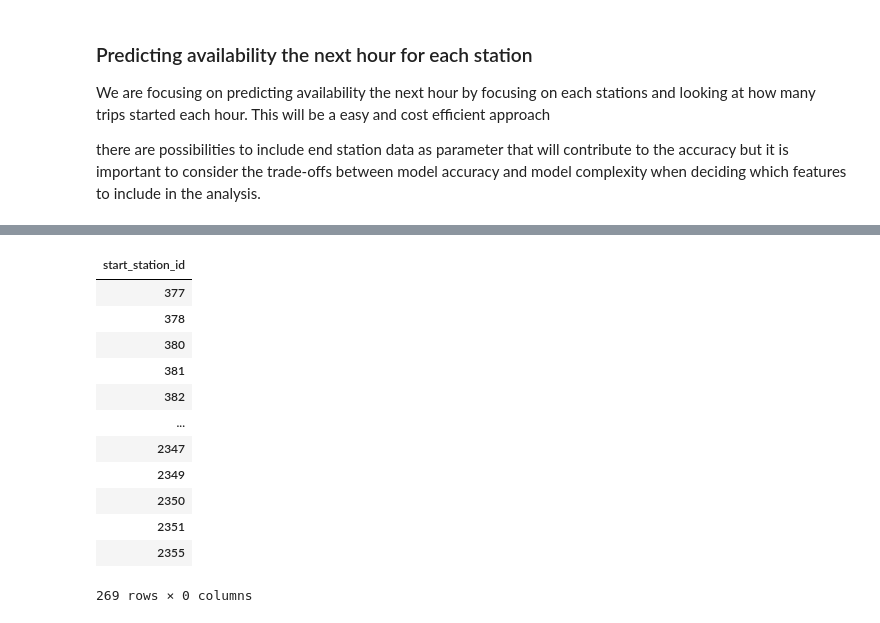
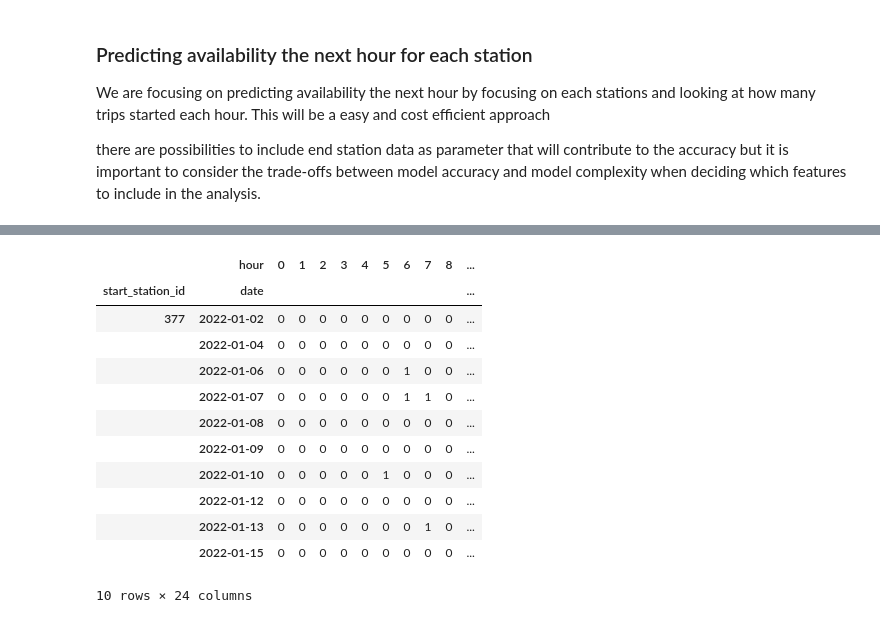
Before and after one commit to Aliti-Coding/oslo-bicycle-project, a Jupyter notebook: ML_model.ipynb, the cells around one changed output, grey strips where cells are left out. Saved outputs shown, nothing was run; the diff lists cells and outputs as text; code cells hidden in the pictures.

```diff
--- a/ML_model.ipynb
+++ b/ML_model.ipynb
@@ -148,16 +160,16 @@ trip_counts_pivot = trip_counts_cop.pivot_table(index='start_station_id', column
-# %%
-trip_counts_pivot
-# %% [output]
-| start_station_id |
-| 377 |
-| 378 |
-| 380 |
-| 381 |
-| 382 |
-| ... |
-| 2347 |
-| 2349 |
-| 2350 |
-| 2351 |
-| 2355 |
-269 rows × 0 columns
+# %%
+df_pivot.head(10)
+# %% [output]
+|  | hour | 0 | 1 | 2 | 3 | 4 | 5 | 6 | 7 | 8 | ... |
+| start_station_id | date |  |  |  |  |  |  |  |  |  | ... |
+| 377 | 2022-01-02 | 0 | 0 | 0 | 0 | 0 | 0 | 0 | 0 | 0 | ... |
+|  | 2022-01-04 | 0 | 0 | 0 | 0 | 0 | 0 | 0 | 0 | 0 | ... |
+|  | 2022-01-06 | 0 | 0 | 0 | 0 | 0 | 0 | 1 | 0 | 0 | ... |
+|  | 2022-01-07 | 0 | 0 | 0 | 0 | 0 | 0 | 1 | 1 | 0 | ... |
+|  | 2022-01-08 | 0 | 0 | 0 | 0 | 0 | 0 | 0 | 0 | 0 | ... |
+|  | 2022-01-09 | 0 | 0 | 0 | 0 | 0 | 0 | 0 | 0 | 0 | ... |
+|  | 2022-01-10 | 0 | 0 | 0 | 0 | 0 | 1 | 0 | 0 | 0 | ... |
+|  | 2022-01-12 | 0 | 0 | 0 | 0 | 0 | 0 | 0 | 0 | 0 | ... |
+|  | 2022-01-13 | 0 | 0 | 0 | 0 | 0 | 0 | 0 | 1 | 0 | ... |
+|  | 2022-01-15 | 0 | 0 | 0 | 0 | 0 | 0 | 0 | 0 | 0 | ... |
+10 rows × 24 columns
```
Also changed, not shown: parts of 8 cells of this notebook.
